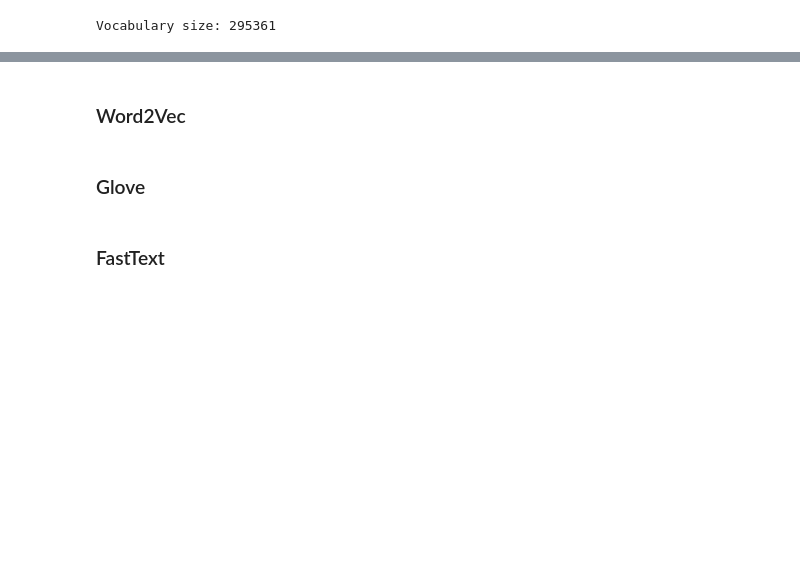
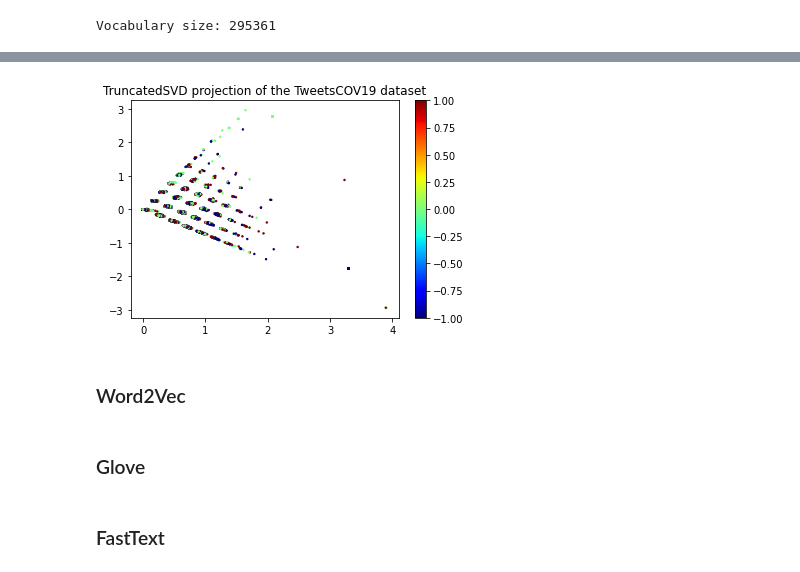
Before and after one commit to AntanasMurelis/SentPred, a Jupyter notebook: Analysis.ipynb, the cells around one changed output, grey strips where cells are left out. Cells and saved outputs as stored; diff of their text form; code cells hidden in the pictures; blank space fills up the shorter version.

```diff
--- a/Analysis.ipynb
+++ b/Analysis.ipynb
@@ -501,3 +484,36 @@ print(bow_embeddings.head())
+# %%
+import pandas as pd
+from sklearn.feature_extraction.text import CountVectorizer
+from sklearn.decomposition import TruncatedSVD
+
+# Load your dataset
+# tweets_df = pd.read_csv('your_data.csv')
+
+# If you have already preprocessed the tweets and stored them in 't_tweets' DataFrame, you can use the following line:
+tweets = t_tweets['TweetText']
+
+# Join tokens into a single string for each tweet
+tweets_text = [' '.join(tweet) for tweet in tweets]
+
+# Create a CountVectorizer instance
+vectorizer = CountVectorizer(stop_words='english', max_features=5000)
+
+# Fit the vectorizer to the tweets and transform the tweets into Bag of Words embeddings
+bow_embeddings = vectorizer.fit_transform(tweets_text)
+
+# Apply TruncatedSVD to reduce dimensionality
+svd = TruncatedSVD(n_components=2)
+reduced_embeddings = svd.fit_transform(bow_embeddings)
+# %%
+# Assuming 'sentiment_labels' contains the sentiment labels for each tweet in the dataset
+sentiment_labels = t_tweets['Sentiment_Class']
+# Create a scatter plot of the reduced embeddings with colors based on sentiment labels
+plt.scatter(reduced_embeddings[:, 0], reduced_embeddings[:, 1], s=2, c=sentiment_labels, cmap='jet')
+plt.title("TruncatedSVD projection of the TweetsCOV19 dataset")
+plt.colorbar()
+plt.show()
+# %% [output]
+[figure, added]
 # %% [markdown]
 ### Word2Vec
 # %%
```
Also changed, not shown: parts of 4 cells of this notebook.
